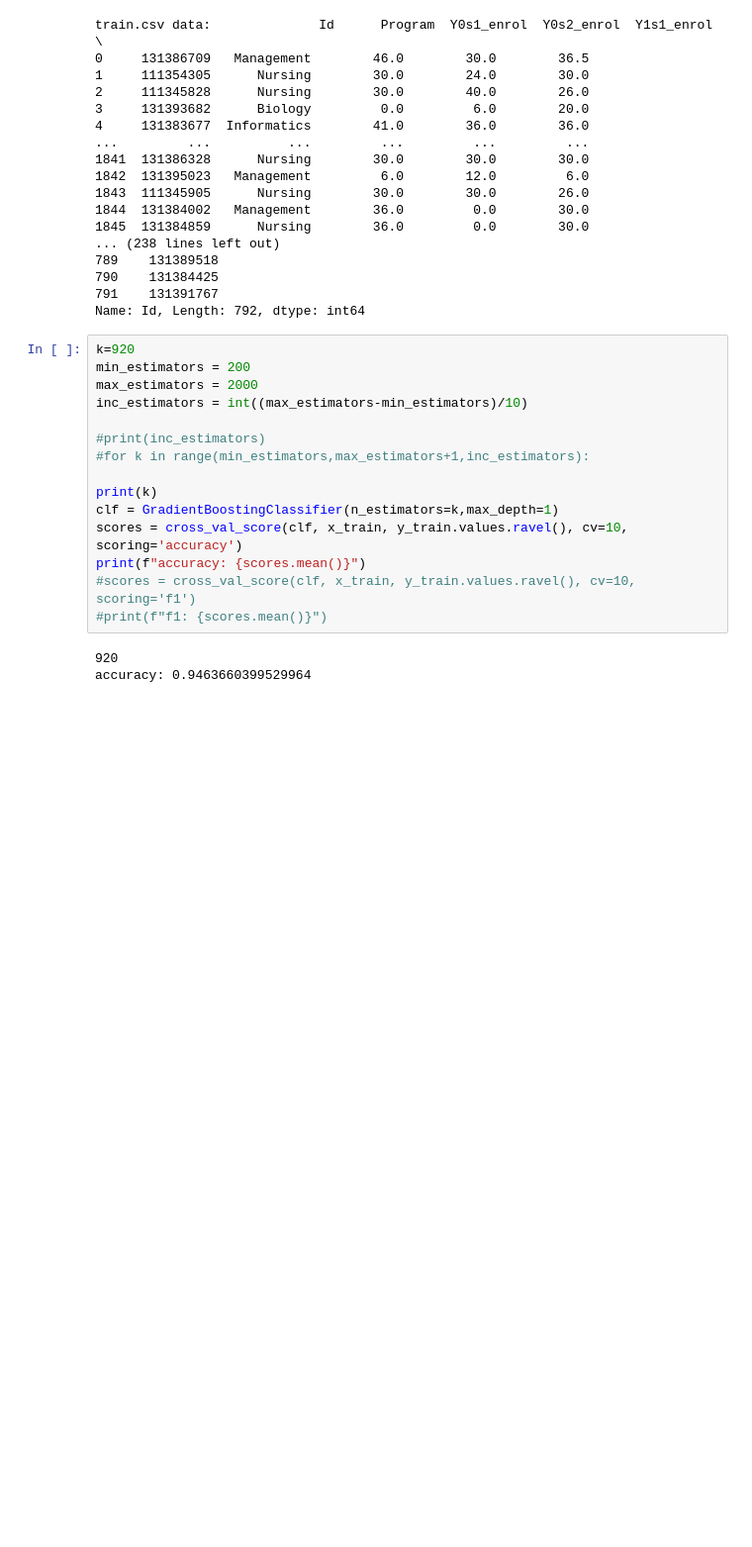
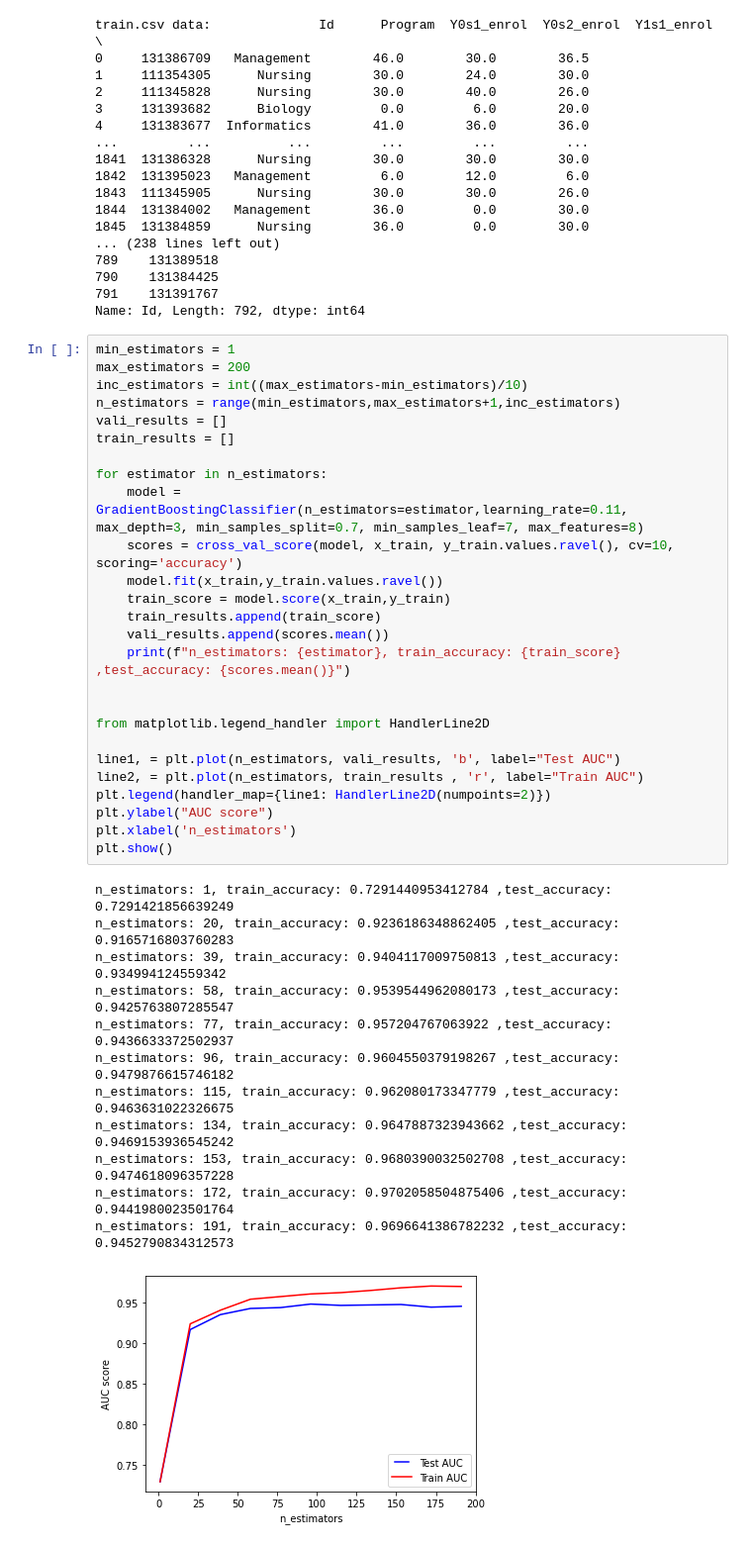
Before and after one commit to MiguelNdeCarvalho/AA-Work2, a Jupyter notebook: student-success-uevora.ipynb, the cells around one changed output. Shown: that part at 99% size. Cells and saved outputs as stored; diff of their text form; blank space fills up the shorter version.

```diff
--- a/student-success-uevora.ipynb
+++ b/student-success-uevora.ipynb
@@ -76,20 +70,41 @@ train.csv data:              Id      Program  Y0s1_enrol  Y0s2_enrol  Y1s1_enrol
 791    131391767
 Name: Id, Length: 792, dtype: int64
 # %%
-k=920
-min_estimators = 200
-max_estimators = 2000
+min_estimators = 1
+max_estimators = 200
 inc_estimators = int((max_estimators-min_estimators)/10)
+n_estimators = range(min_estimators,max_estimators+1,inc_estimators)
+vali_results = []
+train_results = []
 
-#print(inc_estimators)
-#for k in range(min_estimators,max_estimators+1,inc_estimators):
+for estimator in n_estimators:
+    model = GradientBoostingClassifier(n_estimators=estimator,learning_rate=0.11, max_depth=3, min_samples_split=0.7, min_samples_leaf=7, max_features=8)
+    scores = cross_val_score(model, x_train, y_train.values.ravel(), cv=10, scoring='accuracy')
+    model.fit(x_train,y_train.values.ravel())
+    train_score = model.score(x_train,y_train)
+    train_results.append(train_score)
+    vali_results.append(scores.mean())
+    print(f"n_estimators: {estimator}, train_accuracy: {train_score} ,test_accuracy: {scores.mean()}")
 
-print(k)
-clf = GradientBoostingClassifier(n_estimators=k,max_depth=1)
-scores = cross_val_score(clf, x_train, y_train.values.ravel(), cv=10, scoring='accuracy')
-print(f"accuracy: {scores.mean()}")
-#scores = cross_val_score(clf, x_train, y_train.values.ravel(), cv=10, scoring='f1')
-#print(f"f1: {scores.mean()}")
+
+from matplotlib.legend_handler import HandlerLine2D
+
+line1, = plt.plot(n_estimators, vali_results, 'b', label="Test AUC")
+line2, = plt.plot(n_estimators, train_results , 'r', label="Train AUC")
+plt.legend(handler_map={line1: HandlerLine2D(numpoints=2)})
+plt.ylabel("AUC score")
+plt.xlabel('n_estimators')
+plt.show()
 # %% [output]
-920
-accuracy: 0.9463660399529964
+n_estimators: 1, train_accuracy: 0.7291440953412784 ,test_accuracy: 0.7291421856639249
+n_estimators: 20, train_accuracy: 0.9236186348862405 ,test_accuracy: 0.9165716803760283
+n_estimators: 39, train_accuracy: 0.9404117009750813 ,test_accuracy: 0.934994124559342
+n_estimators: 58, train_accuracy: 0.9539544962080173 ,test_accuracy: 0.9425763807285547
+n_estimators: 77, train_accuracy: 0.957204767063922 ,test_accuracy: 0.9436633372502937
+n_estimators: 96, train_accuracy: 0.9604550379198267 ,test_accuracy: 0.9479876615746182
+n_estimators: 115, train_accuracy: 0.962080173347779 ,test_accuracy: 0.9463631022326675
+n_estimators: 134, train_accuracy: 0.9647887323943662 ,test_accuracy: 0.9469153936545242
+n_estimators: 153, train_accuracy: 0.9680390032502708 ,test_accuracy: 0.9474618096357228
+n_estimators: 172, train_accuracy: 0.9702058504875406 ,test_accuracy: 0.9441980023501764
+n_estimators: 191, train_accuracy: 0.9696641386782232 ,test_accuracy: 0.9452790834312573
+[figure, added]
```
Also changed, not shown: parts of 11 cells of this notebook, 1 other file.
